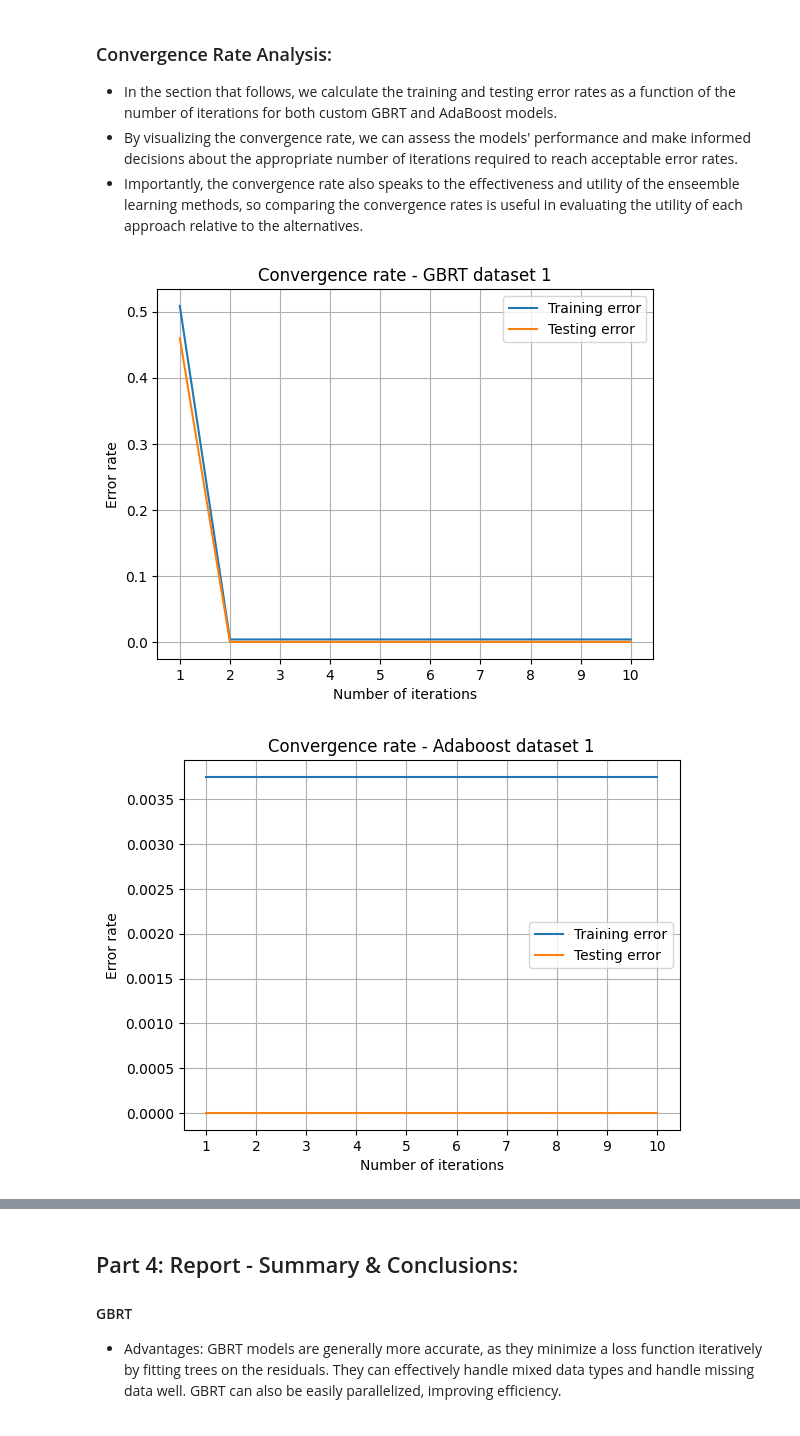
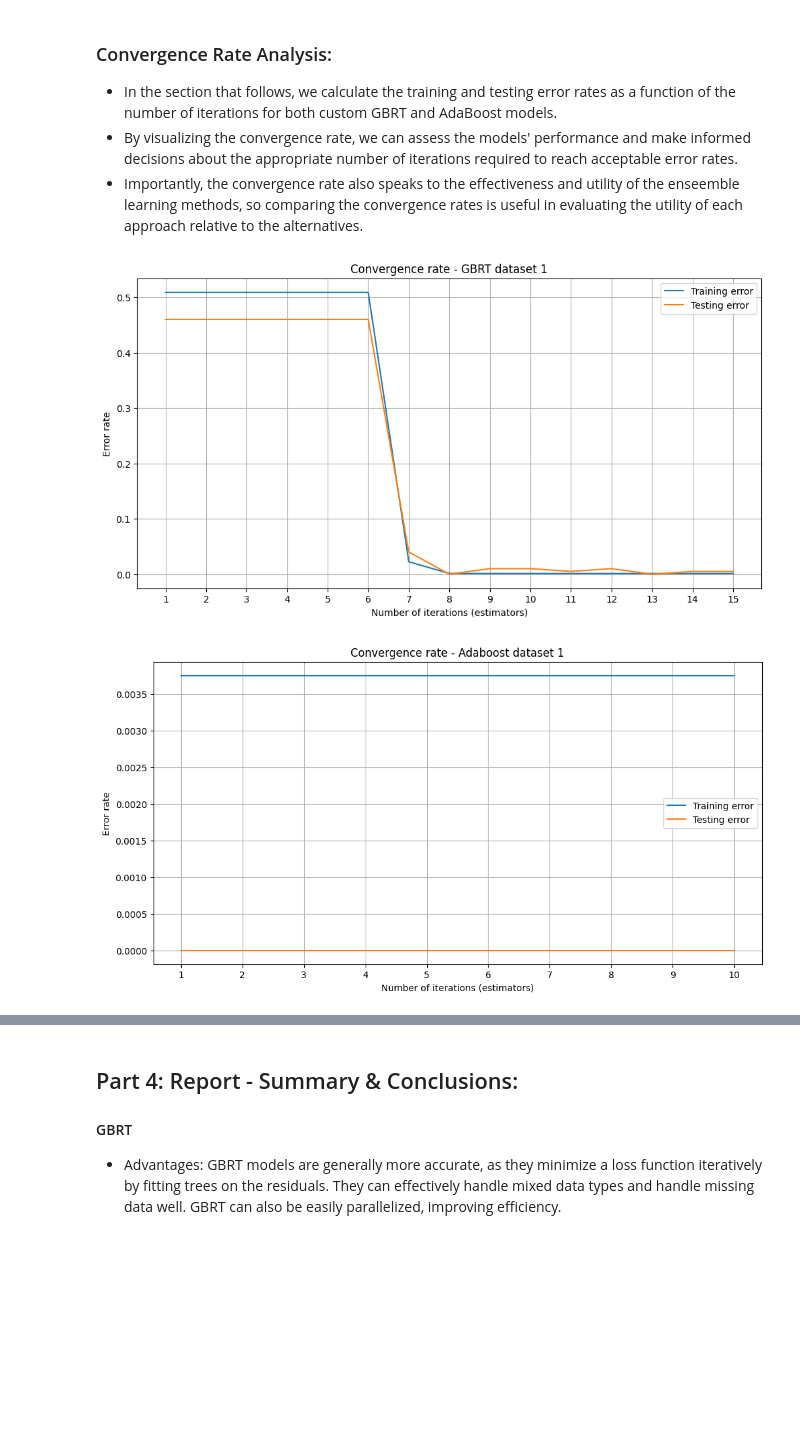
Before and after one commit to BDR2939/Advanced-ML, a Jupyter notebook: HW2/3945_HW2_011996279_207576463.ipynb, the cells around one changed output, grey strips where cells are left out. Drawn from its saved outputs; the diff is of its cells as text; code cells hidden in the pictures; blank space fills up the shorter version.

Commit message:
updated graphs

```diff
--- a/HW2/3945_HW2_011996279_207576463.ipynb
+++ b/HW2/3945_HW2_011996279_207576463.ipynb
@@ -306,7 +359,7 @@ Test accuracy: 0.92
 
 def tune_adaboost_model(train_data, train_labels):
     param_grid = {
-        'n_estimators': [50, 100, 200],
+        'n_estimators': [1, 3, 5],
         'learning_rate': [0.01, 0.1, 1],
     }
     ada = abc(estimator=DecisionTreeClassifier(max_depth=1), random_state=42)
@@ -419,6 +472,24 @@ for i, (train_data, test_data, train_labels, test_labels) in enumerate(zip(train
     print(f"Dataset {i} - Custom AdaBoost Model")
     print(f"Train accuracy: {train_accuracy:.2f}")
     print(f"Test accuracy: {test_accuracy:.2f}\n")
+
+    train_confusion_matrix = confusion_matrix(train_pred, train_labels)
+    train_cm_display = ConfusionMatrixDisplay(confusion_matrix = train_confusion_matrix, display_labels = [False, True])
+    train_cm_display.plot(cmap = plt.cm.bwr)
+    plt.title(f'Dataset {i} - train confusion matrix')
+    plt.show()
+
+    test_confusion_matrix = confusion_matrix(test_pred, test_labels)
+    test_cm_display = ConfusionMatrixDisplay(confusion_matrix = test_confusion_matrix, display_labels = [False, True])
+    test_cm_display.plot(cmap = plt.cm.bwr)
+    plt.title(f'Dataset {i} - test confusion matrix')
+    plt.show()
+
+    plt.figure(figsize=(20,10))
+    ax = plt.subplot(1,2,1)
+    plot_decision_boundaries(ax, train_data, train_labels, custom_adaboost, ['x1','x2'], f'Dataset {i} descision boundry - train')
+    ax = plt.subplot(1,2,2)
+    plot_decision_boundaries(ax, test_data, test_labels, custom_adaboost, ['x1','x2'], f'Dataset {i} descision boundry - test')
 # %% [output]
 Dataset 1 - Custom AdaBoost Model
 Train accuracy: 1.00
@@ -446,40 +524,42 @@ Test accuracy: 0.77
 # %%
 def plot_convergence(model, X_train, y_train, X_test, y_test, n_iterations, title):
     train_errors = []
     test_errors = []
 
+    if model == 'GBRT':
+        model = CustomGBRT(n_estimators=1, learning_rate=0.1, max_depth=3)
+    else:
+        model = CustomAdaBoost(n_estimators=1, learning_rate=0.01)
+
     for n in range(1, n_iterations + 1):
-        if model == 'GBRT':
-            model = CustomGBRT(n_estimators=n, learning_rate=0.1, max_depth=3)
-        else:
-            model = CustomAdaBoost(n_estimators=n, learning_rate=0.01)
 
+        model.set_params(**{'n_estimators': n})
         model.fit(X_train, y_train)
-        train_accuracy = accuracy_score(train_labels, model.predict(X_train))
-        test_accuracy = accuracy_score(test_labels, model.predict(X_test))
+        train_pred = model.predict(X_train)
+        test_pred = model.predict(X_test)
+        train_accuracy = accuracy_score(y_train, train_pred)
+        test_accuracy = accuracy_score(y_test, test_pred)
 
-        train_error = 1 - train_accuracy
-        test_error = 1 - test_accuracy
+        train_errors.append(1 - train_accuracy)
+        test_errors.append(1 - test_accuracy)
 
-        train_errors.append(train_error)
-        test_errors.append(test_error)
-
+    fig = plt.figure(figsize=(12, 6))
     plt.plot(range(1, n_iterations + 1), train_errors, label='Training error')
     plt.plot(range(1, n_iterations + 1), test_errors, label='Testing error')
-    plt.xlabel('Number of iterations')
+    plt.xlabel('Number of iterations (estimators)')
     plt.ylabel('Error rate')
     plt.xticks(range(1, n_iterations + 1))
     plt.title(f'Convergence rate - {title}')
     plt.legend()
     plt.grid()
     plt.show()
 
-plot_convergence('GBRT', train_data1, train_labels1, test_data1, test_labels1, 10, 'GBRT dataset 1')
+plot_convergence('GBRT', train_data1, train_labels1, test_data1, test_labels1, 15, 'GBRT dataset 1')
 plot_convergence('Adaboost', train_data1, train_labels1, test_data1, test_labels1, 10, 'Adaboost dataset 1')
-plot_convergence('GBRT', train_data2, train_labels2, test_data2, test_labels2, 10, 'GBRT dataset 2')
+plot_convergence('GBRT', train_data2, train_labels2, test_data2, test_labels2, 30, 'GBRT dataset 2')
 plot_convergence('Adaboost', train_data2, train_labels2, test_data2, test_labels2, 10, 'Adaboost dataset 2')
-plot_convergence('GBRT', train_data3, train_labels3, test_data3, test_labels3, 10, 'GBRT dataset 3')
+plot_convergence('GBRT', train_data3, train_labels3, test_data3, test_labels3, 40, 'GBRT dataset 3')
 plot_convergence('Adaboost', train_data3, train_labels3, test_data3, test_labels3, 10, 'Adaboost dataset 3')
 # %% [output]
-[figure, old version]
+[figure, new version]
-[figure, old version]
+[figure, new version]
```
Also changed, not shown: parts of 7 cells of this notebook.
